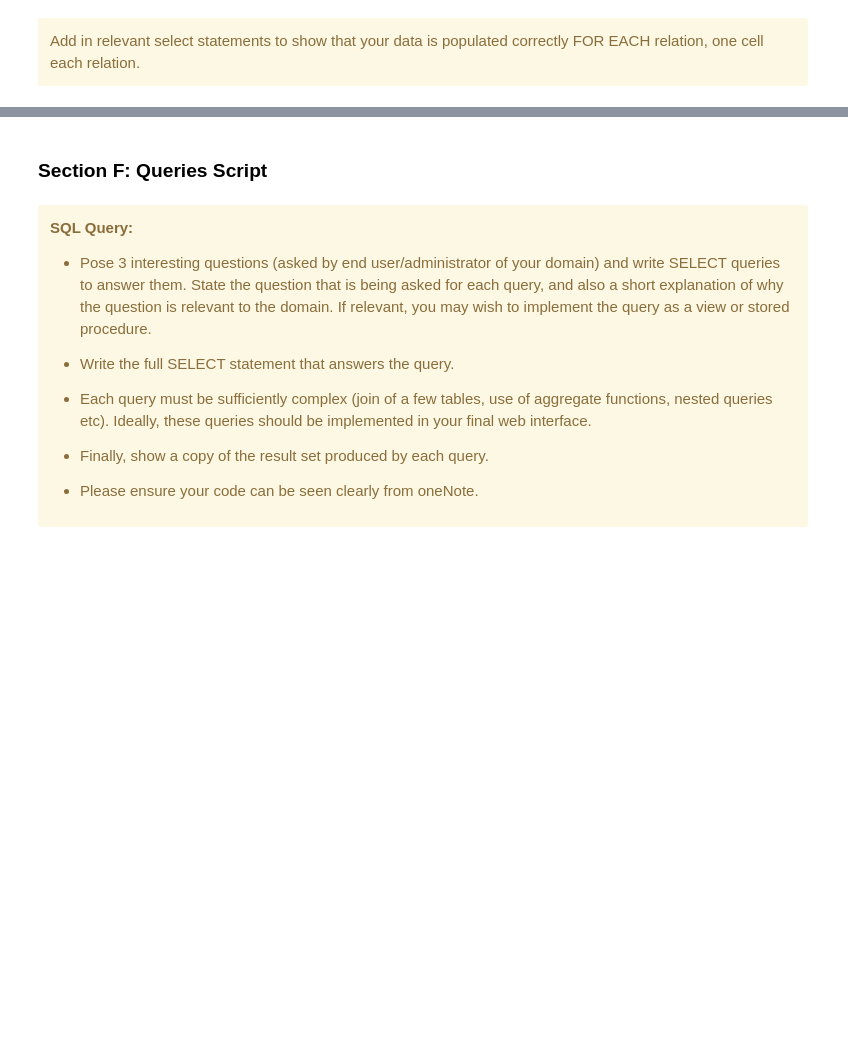
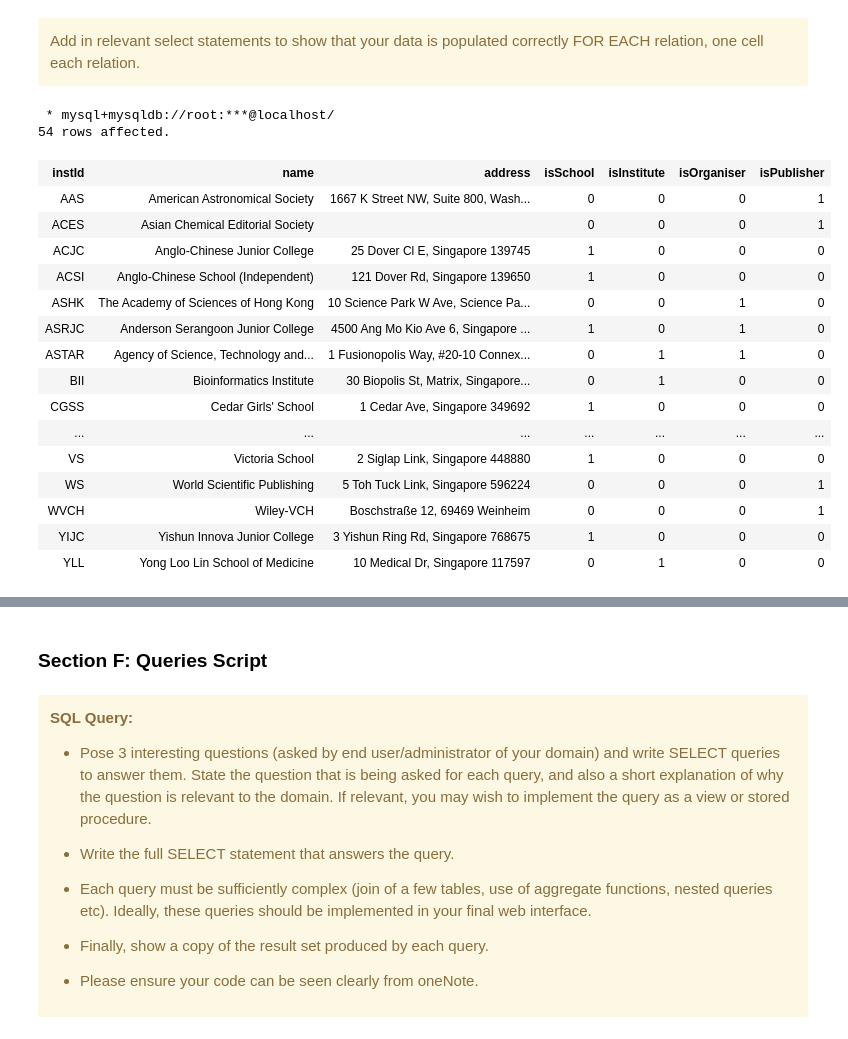
Before and after one commit to appventure-nush/arxiv.nush, a Jupyter notebook: docs/scripting/ProjectScriptingPhasePrannayaGupta.ipynb, the cells around one changed output, grey strips where cells are left out. Drawn from its saved outputs; the diff is of its cells as text; code cells hidden in the pictures; blank space fills up the shorter version.

```diff
--- a/docs/scripting/ProjectScriptingPhasePrannayaGupta.ipynb
+++ b/docs/scripting/ProjectScriptingPhasePrannayaGupta.ipynb
@@ -558,6 +882,58 @@ INSERT INTO Institution VALUES
+# %%
+sql = "INSERT INTO Publication VALUES (%s, %s, %s, %s, %s, %s)"
+
+publications = [
+    (4,
+     "Analysing Gait Patterns of Parkinson's Disease patients to predict Freezing of Gait (FoG) using Machine Learning Algorithms",
+     "10.1007/978-981-16-9869-9_21",
+     False, None, None
+    ),
+    (37,
+     "An Investigation on the Aerodynamics of Flight of a Hand Helicopter",
+     "10.1142/S2661339523500038",
+     True,
+     "https://www.worldscientific.com/doi/abs/10.1142/S2661339523500038",
+     2663409
+    ),
+    (36,
+     "Detecting Malware Samples using a Novel Feature Vector and Deep Learning Methods",
+     "", False, None, None
+    ),
+    (38,
+     "An Automated Screening System for Trinary Star System Candidates",
+     "", True, "", 15383881
+    ),
+    (39,
+    "Optically and Wirelessly Re-chargeable Buffer Batteries",
+    "", True, "", 18614728
+    )
+]
+
+cur.executemany(sql, publications)
+db.commit()
 # %% [markdown]
 <div class="alert alert-block alert-warning">
 Add in relevant select statements to show that your data is populated correctly FOR EACH relation, one cell each relation.
 </div>
 # %%
 %%sql
+SELECT * FROM Institution
+# %% [output]
+ * mysql+mysqldb://root:***@localhost/
+54 rows affected.
+| instId | name | address | isSchool | isInstitute | isOrganiser | isPublisher |
+| AAS | American Astronomical Society | 1667 K Street NW, Suite 800, Wash... | 0 | 0 | 0 | 1 |
+| ACES | Asian Chemical Editorial Society |  | 0 | 0 | 0 | 1 |
+| ACJC | Anglo-Chinese Junior College | 25 Dover Cl E, Singapore 139745 | 1 | 0 | 0 | 0 |
+| ACSI | Anglo-Chinese School (Independent) | 121 Dover Rd, Singapore 139650 | 1 | 0 | 0 | 0 |
+| ASHK | The Academy of Sciences of Hong Kong | 10 Science Park W Ave, Science Pa... | 0 | 0 | 1 | 0 |
+| ASRJC | Anderson Serangoon Junior College | 4500 Ang Mo Kio Ave 6, Singapore ... | 1 | 0 | 1 | 0 |
+| ASTAR | Agency of Science, Technology and... | 1 Fusionopolis Way, #20-10 Connex... | 0 | 1 | 1 | 0 |
+| BII | Bioinformatics Institute | 30 Biopolis St, Matrix, Singapore... | 0 | 1 | 0 | 0 |
+| CGSS | Cedar Girls' School | 1 Cedar Ave, Singapore 349692 | 1 | 0 | 0 | 0 |
+| ... | ... | ... | ... | ... | ... | ... |
+| VS | Victoria School | 2 Siglap Link, Singapore 448880 | 1 | 0 | 0 | 0 |
+| WS | World Scientific Publishing | 5 Toh Tuck Link, Singapore 596224 | 0 | 0 | 0 | 1 |
+| WVCH | Wiley-VCH | Boschstraße 12, 69469 Weinheim | 0 | 0 | 0 | 1 |
+| YIJC | Yishun Innova Junior College | 3 Yishun Ring Rd, Singapore 768675 | 1 | 0 | 0 | 0 |
+| YLL | Yong Loo Lin School of Medicine | 10 Medical Dr, Singapore 117597 | 0 | 1 | 0 | 0 |
```
Also changed, not shown: parts of 62 cells of this notebook, 11 other files.
